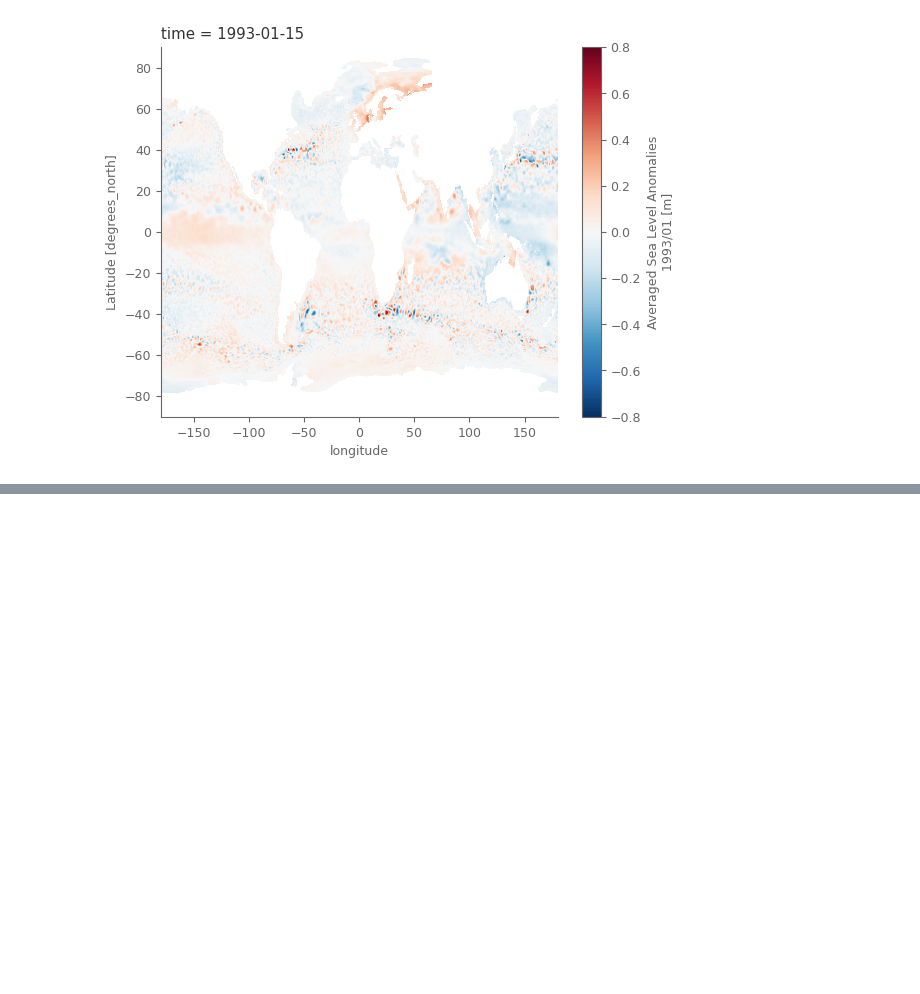
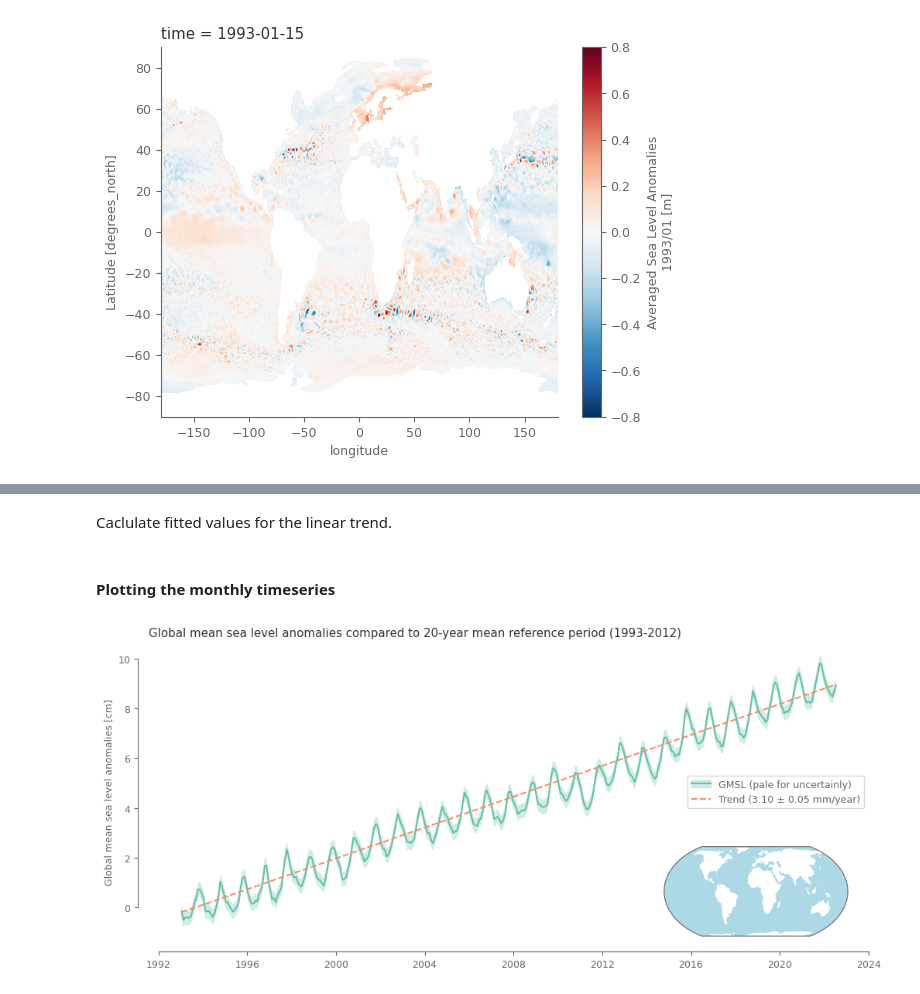
Before and after one commit to ECMWFCode4Earth/sketchbook-earth, a Jupyter notebook: tutorials/04_sea_level/04_sea_level.ipynb, the cells around one changed output, grey strips where cells are left out. Cells and saved outputs as stored; diff of their text form; code cells hidden in the pictures; blank space fills up the shorter version.

Commit message:
first draft

```diff
--- a/tutorials/04_sea_level/04_sea_level.ipynb
+++ b/tutorials/04_sea_level/04_sea_level.ipynb
@@ -344,0 +315,3 @@ This requires 30Gb of data and a considerable amount of time for the calculation
+# %%
+global_average_annual_sla = annual_weigthed_mean(global_average_sla)
+global_average_annual_sla.to_dataset() # we use 'dataset' object instead of 'dataarray' so that the information are visually nicer
@@ -344,0 +327,18 @@ This requires 30Gb of data and a considerable amount of time for the calculation
+# %%
+def linregress_1d(data, years):
+
+    """
+    The function returns an array with 5 elements. The 1st and 2nd element are the slope and intersect of the regression, and the 5th value
+    is the standard error of the estimated slope.
+    """
+
+    return np.array(linregress(years, data)[:])
+# %%
+global_trend = xr.apply_ufunc(linregress_1d,
+                              global_average_annual_sla*1e3, global_average_annual_sla.year.values,
+                              input_core_dims=[["year"], ['t']], output_core_dims=['a'], vectorize=True)
+# %% [markdown]
+Caclulate fitted values for the linear trend.
+# %%
+time_float = global_average_sla.time.dt.year + global_average_sla.time.dt.dayofyear/365 # get monthly time as float
+linear_fit = global_trend[0]*time_float + global_trend[1] # use the time_float and the coefficients of global_trend to fit the data
@@ -344,0 +359,29 @@ This requires 30Gb of data and a considerable amount of time for the calculation
+# %% [markdown]
+#### Plotting the monthly timeseries
+# %%
+fig, ax = plt.subplots(1, 1, figsize=(12, 5)) # create the figure and define subplots and figure size
+p1 = (100*global_average_sla).plot(ax=ax) # plot in cm rather than m that is the unit of the data
+ax.fill_between(global_average_sla.time.values, 100*global_average_sla-.3, 100*global_average_sla+.3, alpha=.3)
+p2 = ax.fill(np.NaN, np.NaN, alpha=0.3, color=p1[0].get_color()) # auxiliary plot with no data that is needed for the legend
+p3 = (.1*linear_fit).plot(ax=ax, linestyle='--') # plot the trend data (need to convert to cm from mm)
+ax.legend([(p2[0], p1[0]), p3[0]],
+          ['GMSL (pale for uncertainly)', f'Trend ({global_trend[0]:0.2f} \u00B1 {global_trend[4]:0.2f} mm/year)'], loc=5) # add legend
+
+sns.despine(ax=ax, trim=True, offset=10) # trimming the y and x axis to be visible only from the first till the last tick
+ax.xaxis.set_major_formatter(mdates.DateFormatter('%Y')) # formatting is needed cause the above line breaks the time xticklabels
+
+ax.set_xlabel('') # remove the title from the horizontal axis
+ax.set_ylabel('Global mean sea level anomalies [cm]') # set title in vertical axis
+ax.set_title('Global mean sea level anomalies compared to 20-year mean reference period (1993-2012)') # set title for the subplot
+
+# add a small map showing the spatial domain that was used to derive the timeseries. This will be done with the help of inset_axes
+axins = inset_axes(ax, # define the parent subplot
+                   width="30%", height="30%", loc="lower right", # give dimensions and location of the nested subplot
+                   axes_class=cartopy.mpl.geoaxes.GeoAxes, # define subplot class so that geospatial data can be used
+                   axes_kwargs=dict(projection=ccrs.EqualEarth()) # assign a projection in the nested subplot
+                   )
+axins.add_feature(cfeature.OCEAN, color='lightblue', lw=.5) # add the oceans as polygons from the cartopy library
+
+plt.show()
+# %% [output]
+[figure, added]
```
Also changed, not shown: parts of 49 cells of this notebook.
